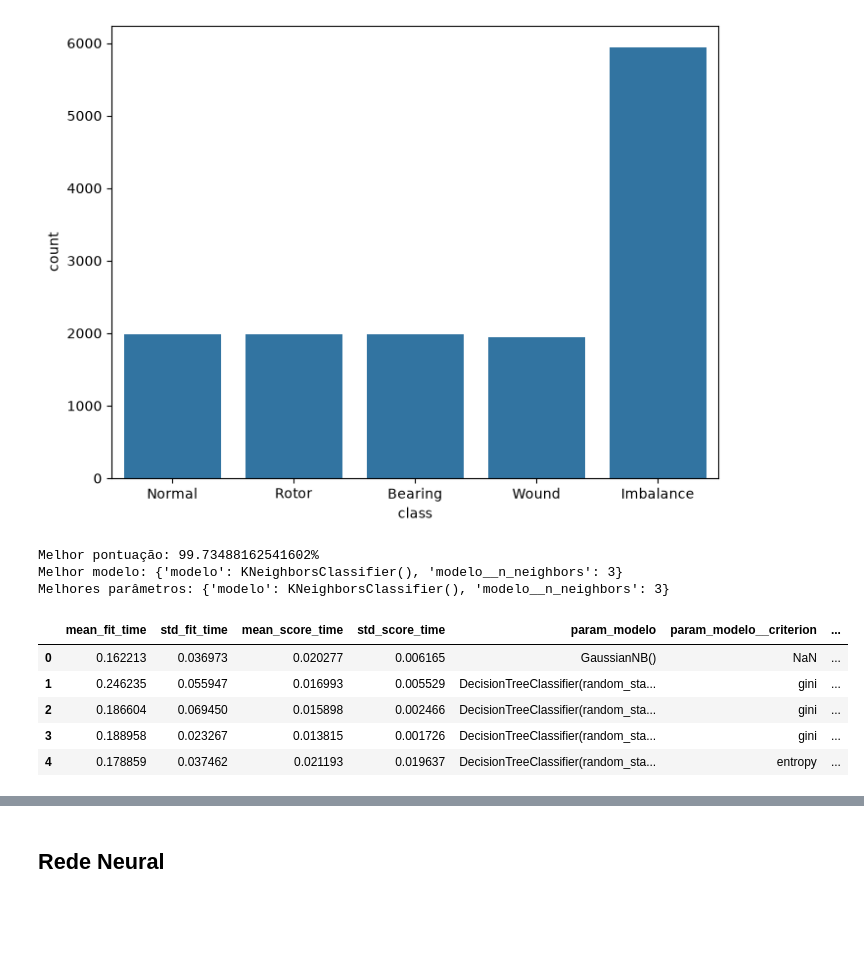
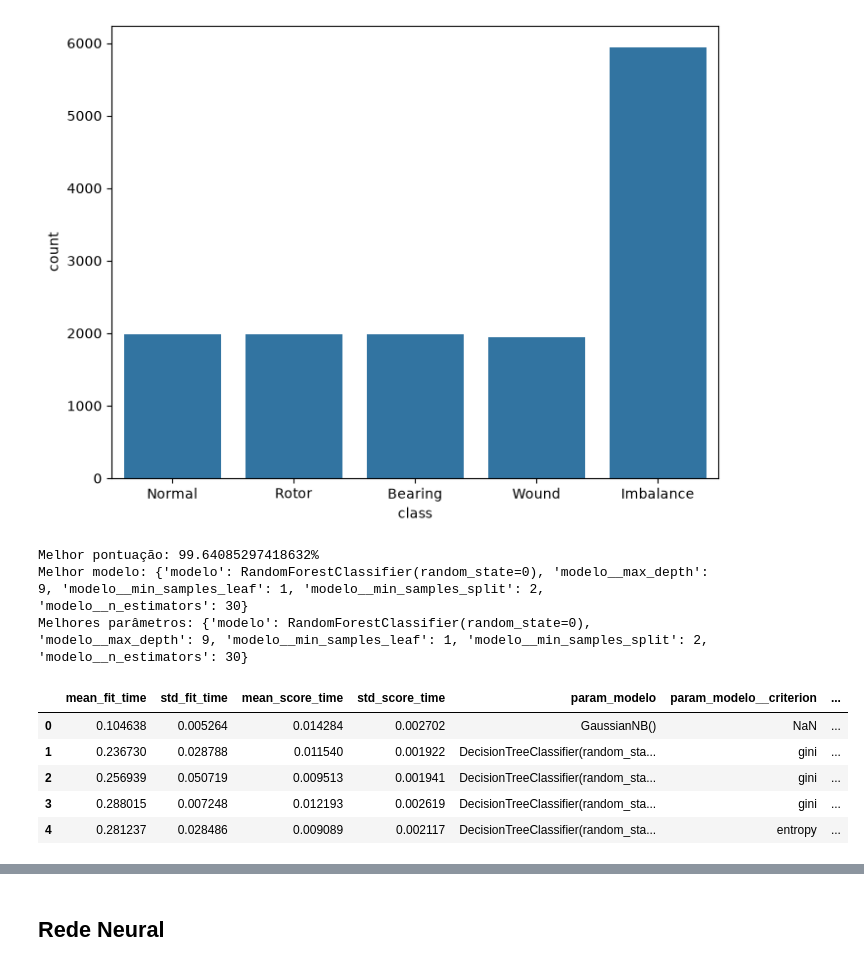
Before and after one commit to vitor-rinaldini/Analise-Vibracao, a Jupyter notebook: 6-DATASET_CLASSIFICATION.ipynb, the cells around one changed output, grey strips where cells are left out. Saved outputs shown, nothing was run; the diff lists cells and outputs as text; code cells hidden in the pictures; blank space fills up the shorter version.

```diff
--- a/6-DATASET_CLASSIFICATION.ipynb
+++ b/6-DATASET_CLASSIFICATION.ipynb
@@ -60,7 +62,7 @@ pipeline_preprocessamento_class = LabelEncoder()
 data_class = pipeline_preprocessamento_class.fit_transform(df_dataset['class'])
 
 pipeline_preprocessamento_features = ColumnTransformer([
-    ("scaler", StandardScaler(), data_numeric.columns)
+    ("scaler", MinMaxScaler(), data_numeric.columns)
 ], remainder="drop")
 
 pipeline_machineLearning = Pipeline([
@@ -106,24 +108,31 @@ plt.show()
 [figure]
 # %%
 X_train, X_test, y_train, y_test = train_test_split(data_numeric, data_class, test_size=0.7, random_state=0, stratify=data_class)
-grid_search.fit(X_train, y_train)
+
+# criando uma instância do SMOTE
+smote = SMOTE(random_state=42)
+
+# balanceando os dados
+X_resampled, y_resampled = smote.fit_resample(X_train,y_train)
+
+grid_search.fit(X_resampled, y_resampled)
 print(f'Melhor pontuação: {grid_search.best_score_*100}%')
 print(f'Melhor modelo: {grid_search.best_params_}')
 print(f'Melhores parâmetros: {grid_search.best_params_}')
 ml_results = pd.DataFrame(grid_search.cv_results_)
 
 ml_results.to_csv(preprocessing_path+ml_classification_dataset_filename, index=False)
 ml_results.head()
 # %% [output]
-Melhor pontuação: 99.73488162541602%
-Melhor modelo: {'modelo': KNeighborsClassifier(), 'modelo__n_neighbors': 3}
-Melhores parâmetros: {'modelo': KNeighborsClassifier(), 'modelo__n_neighbors': 3}
+Melhor pontuação: 99.64085297418632%
+Melhor modelo: {'modelo': RandomForestClassifier(random_state=0), 'modelo__max_depth': 9, 'modelo__min_samples_leaf': 1, 'modelo__min_samples_split': 2, 'modelo__n_estimators': 30}
+Melhores parâmetros: {'modelo': RandomForestClassifier(random_state=0), 'modelo__max_depth': 9, 'modelo__min_samples_leaf': 1, 'modelo__min_samples_split': 2, 'modelo__n_estimators': 30}
 |  | mean_fit_time | std_fit_time | mean_score_time | std_score_time | param_modelo | param_modelo__criterion | ... |
-| 0 | 0.162213 | 0.036973 | 0.020277 | 0.006165 | GaussianNB() | NaN | ... |
-| 1 | 0.246235 | 0.055947 | 0.016993 | 0.005529 | DecisionTreeClassifier(random_sta... | gini | ... |
-| 2 | 0.186604 | 0.069450 | 0.015898 | 0.002466 | DecisionTreeClassifier(random_sta... | gini | ... |
-| 3 | 0.188958 | 0.023267 | 0.013815 | 0.001726 | DecisionTreeClassifier(random_sta... | gini | ... |
-| 4 | 0.178859 | 0.037462 | 0.021193 | 0.019637 | DecisionTreeClassifier(random_sta... | entropy | ... |
+| 0 | 0.104638 | 0.005264 | 0.014284 | 0.002702 | GaussianNB() | NaN | ... |
+| 1 | 0.236730 | 0.028788 | 0.011540 | 0.001922 | DecisionTreeClassifier(random_sta... | gini | ... |
+| 2 | 0.256939 | 0.050719 | 0.009513 | 0.001941 | DecisionTreeClassifier(random_sta... | gini | ... |
+| 3 | 0.288015 | 0.007248 | 0.012193 | 0.002619 | DecisionTreeClassifier(random_sta... | gini | ... |
+| 4 | 0.281237 | 0.028486 | 0.009089 | 0.002117 | DecisionTreeClassifier(random_sta... | entropy | ... |
 # %%
 y_pred = grid_search.predict(X_test)
 print(classification_report(y_test, y_pred))
```
Also changed, not shown: parts of 10 cells of this notebook, 8 other files.
